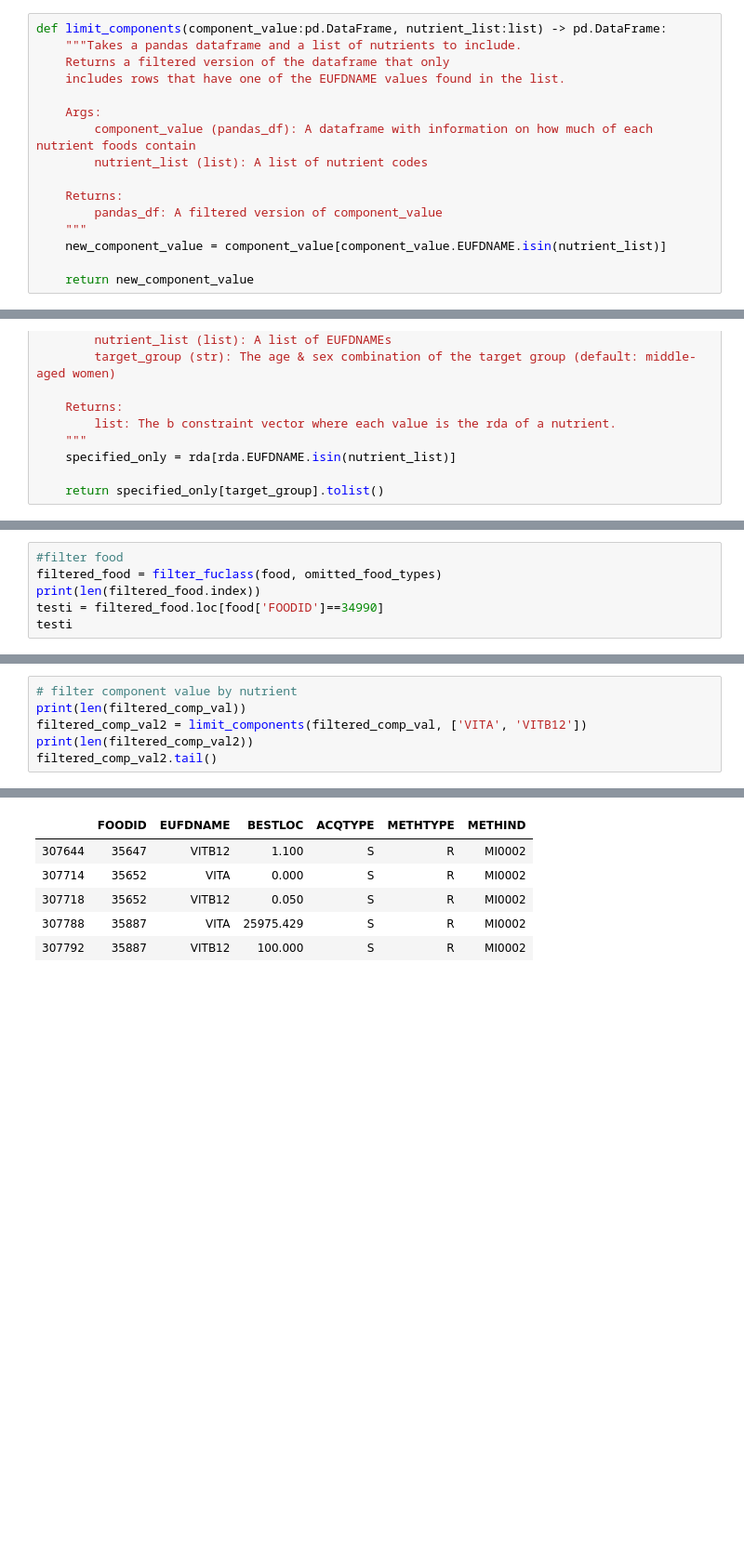
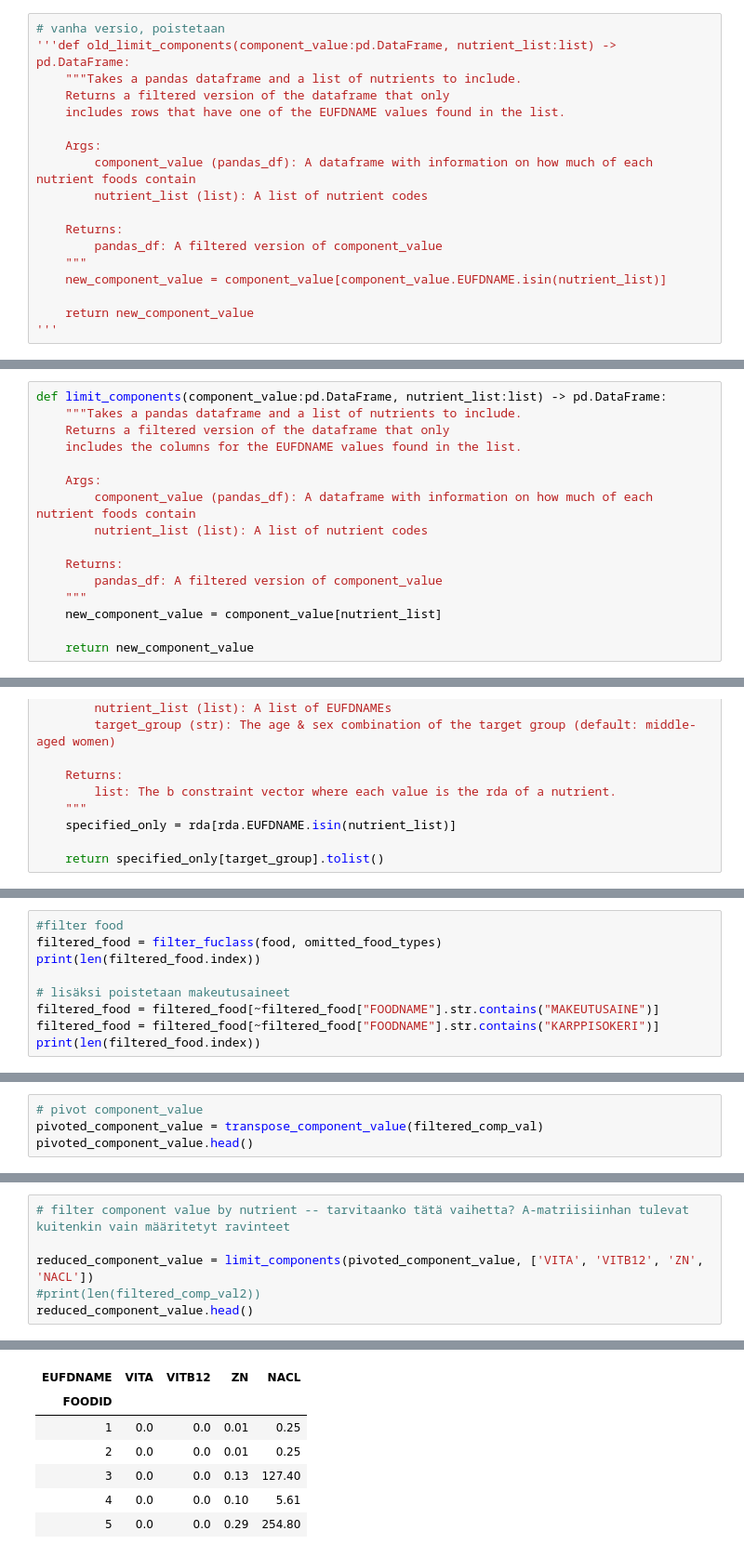
Before and after one commit to paulal/python_functions, a Jupyter notebook: optimisation.ipynb, the cells around one changed output, grey strips where cells are left out. Shown at 93% size. Cells and saved outputs as stored; diff of their text form; blank space fills up the shorter version.

```diff
--- a/optimisation.ipynb
+++ b/optimisation.ipynb
@@ -169,7 +220,8 @@ def filter_components_by_food(component_value:pd.DataFrame, food:pd.DataFrame) -
 
     return new_component_value
 # %%
-def limit_components(component_value:pd.DataFrame, nutrient_list:list) -> pd.DataFrame:
+# vanha versio, poistetaan
+'''def old_limit_components(component_value:pd.DataFrame, nutrient_list:list) -> pd.DataFrame:
     """Takes a pandas dataframe and a list of nutrients to include.
     Returns a filtered version of the dataframe that only
     includes rows that have one of the EUFDNAME values found in the list.
@@ -184,3 +236,4 @@ def limit_components(component_value:pd.DataFrame, nutrient_list:list) -> pd.Dat
     new_component_value = component_value[component_value.EUFDNAME.isin(nutrient_list)]
 
     return new_component_value
+'''
@@ -187,3 +242,19 @@ def limit_components(component_value:pd.DataFrame, nutrient_list:list) -> pd.Dat
+# %%
+def limit_components(component_value:pd.DataFrame, nutrient_list:list) -> pd.DataFrame:
+    """Takes a pandas dataframe and a list of nutrients to include.
+    Returns a filtered version of the dataframe that only
+    includes the columns for the EUFDNAME values found in the list.
+
+    Args:
+        component_value (pandas_df): A dataframe with information on how much of each nutrient foods contain
+        nutrient_list (list): A list of nutrient codes
+
+    Returns:
+        pandas_df: A filtered version of component_value
+    """
+    new_component_value = component_value[nutrient_list]
+
+    return new_component_value
 # %%
 def get_single_component_values(component_value:pd.DataFrame, component="ENERC") -> list:
     """Takes a pandas dataframe with the nutrient compositions of foods and the EUFDNAME of a single nutrient.
@@ -253,6 +324,9 @@ testi.head()
 #filter food
 filtered_food = filter_fuclass(food, omitted_food_types)
 print(len(filtered_food.index))
-testi = filtered_food.loc[food['FOODID']==34990]
-testi
+
+# lisäksi poistetaan makeutusaineet
+filtered_food = filtered_food[~filtered_food["FOODNAME"].str.contains("MAKEUTUSAINE")]
+filtered_food = filtered_food[~filtered_food["FOODNAME"].str.contains("KARPPISOKERI")]
+print(len(filtered_food.index))
 # %% [output]
@@ -273,3 +347,7 @@ filtered_comp_val.tail()
 | 307831 | 35887 | TRP | 486.20 | S | R | MI0002 |
 | 307832 | 35887 | MYRIC | 0.00 | S | R | MI0002 |
 | 307833 | 35887 | QUERCE | 0.00 | S | R | MI0002 |
+# %%
+# pivot component_value
+pivoted_component_value = transpose_component_value(filtered_comp_val)
+pivoted_component_value.head()
@@ -276,7 +363,7 @@ filtered_comp_val.tail()
 # %%
-# filter component value by nutrient
-print(len(filtered_comp_val))
-filtered_comp_val2 = limit_components(filtered_comp_val, ['VITA', 'VITB12'])
-print(len(filtered_comp_val2))
-filtered_comp_val2.tail()
+# filter component value by nutrient -- tarvitaanko tätä vaihetta? A-matriisiinhan tulevat kuitenkin vain määritetyt ravinteet
+
+reduced_component_value = limit_components(pivoted_component_value, ['VITA', 'VITB12', 'ZN', 'NACL'])
+#print(len(filtered_comp_val2))
+reduced_component_value.head()
 # %% [output]
@@ -285,7 +370,8 @@ filtered_comp_val2.tail()
-|  | FOODID | EUFDNAME | BESTLOC | ACQTYPE | METHTYPE | METHIND |
-| 307644 | 35647 | VITB12 | 1.100 | S | R | MI0002 |
-| 307714 | 35652 | VITA | 0.000 | S | R | MI0002 |
-| 307718 | 35652 | VITB12 | 0.050 | S | R | MI0002 |
-| 307788 | 35887 | VITA | 25975.429 | S | R | MI0002 |
-| 307792 | 35887 | VITB12 | 100.000 | S | R | MI0002 |
+| EUFDNAME | VITA | VITB12 | ZN | NACL |
+| FOODID |  |  |  |  |
+| 1 | 0.0 | 0.0 | 0.01 | 0.25 |
+| 2 | 0.0 | 0.0 | 0.01 | 0.25 |
+| 3 | 0.0 | 0.0 | 0.13 | 127.40 |
+| 4 | 0.0 | 0.0 | 0.10 | 5.61 |
+| 5 | 0.0 | 0.0 | 0.29 | 254.80 |
 # %%
```
Also changed, not shown: parts of 21 cells of this notebook.
